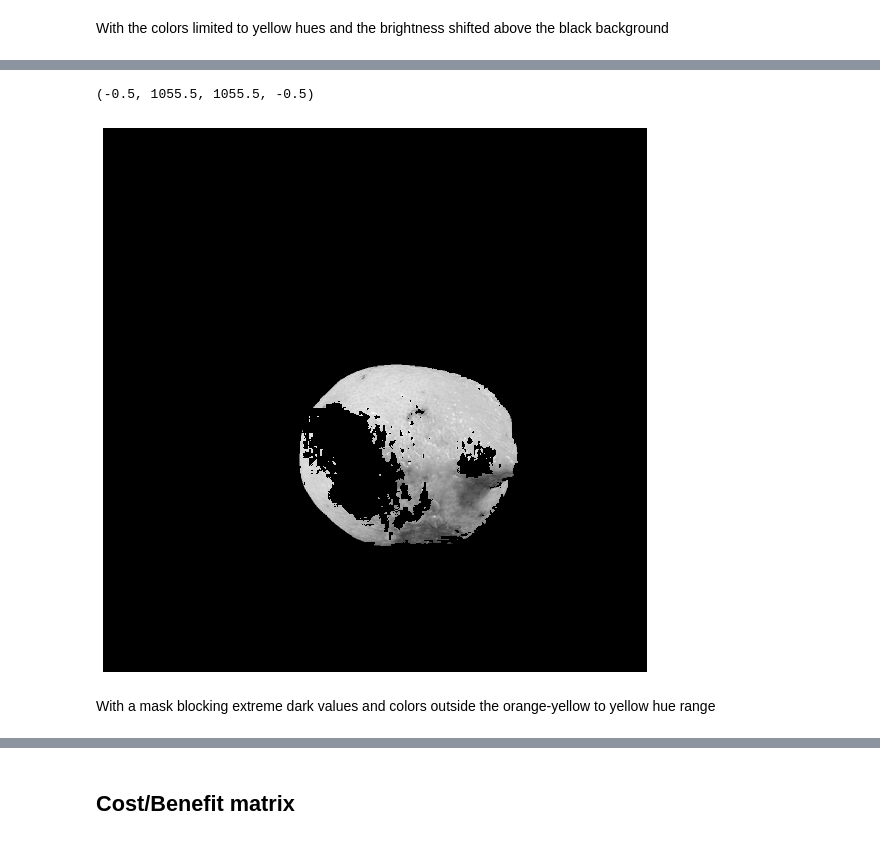
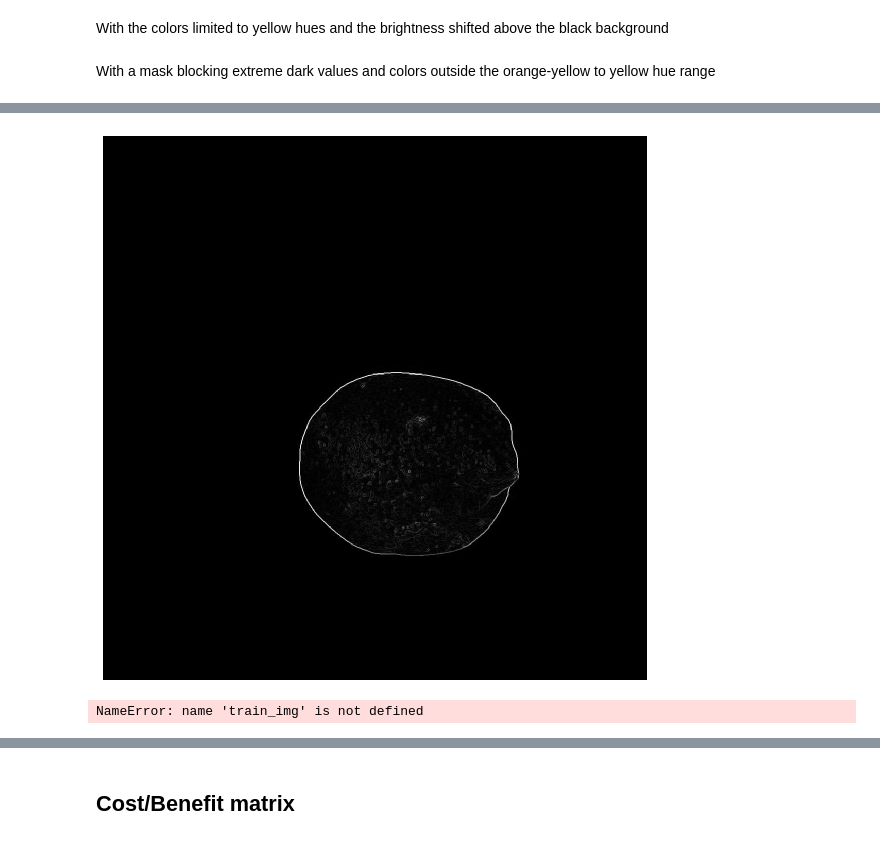
Before and after one commit to csulfrian/lemon-defect-detection, a Jupyter notebook: notebooks/initial-exploration.ipynb, the cells around one changed output, grey strips where cells are left out. Drawn from its saved outputs; the diff is of its cells as text; code cells hidden in the pictures.

```diff
--- a/notebooks/initial-exploration.ipynb
+++ b/notebooks/initial-exploration.ipynb
@@ -270,2 +292,13 @@ mask.shape
 # %% [markdown]
 With the colors limited to yellow hues and the brightness shifted above the black background
+# %% [markdown]
+With a mask blocking extreme dark values and colors outside the orange-yellow to yellow hue range
+# %%
+from skimage.feature import canny
+edges = sobel(g)
+
+fig, ax = plt.subplots(figsize=plot_size)
+ax.imshow(edges, cmap='gray')
+ax.axis('off')
+io.imsave('../images/edges_original.jpg', edges)
+# %% [output]
@@ -272,13 +306,14 @@ With the colors limited to yellow hues and the brightness shifted above the blac
+[figure, added]
+# %%
+# fig, ax = plt.subplots(figsize=plot_size)
+plt.scatter(train_img[:, 0], train_img[:, 1],
+            edgecolor='none', alpha=0.5,
+            cmap='spring')
+plt.xlabel('component 1')
+plt.ylabel('component 2')
+plt.colorbar()
+# %% [output]
+NameError: name 'train_img' is not defined
 # %%
 from sklearn.decomposition import PCA
 from sklearn.preprocessing import StandardScaler
-# %%
-fig, ax = plt.subplots(figsize=plot_size)
-masked_image = g * mask
-ax.imshow(masked_image, cmap='gray')
-ax.axis('off')
-# %% [output]
-(-0.5, 1055.5, 1055.5, -0.5)
-[figure, removed]
-# %% [markdown]
-With a mask blocking extreme dark values and colors outside the orange-yellow to yellow hue range
```
Also changed, not shown: parts of 16 cells of this notebook, 21 other files.
